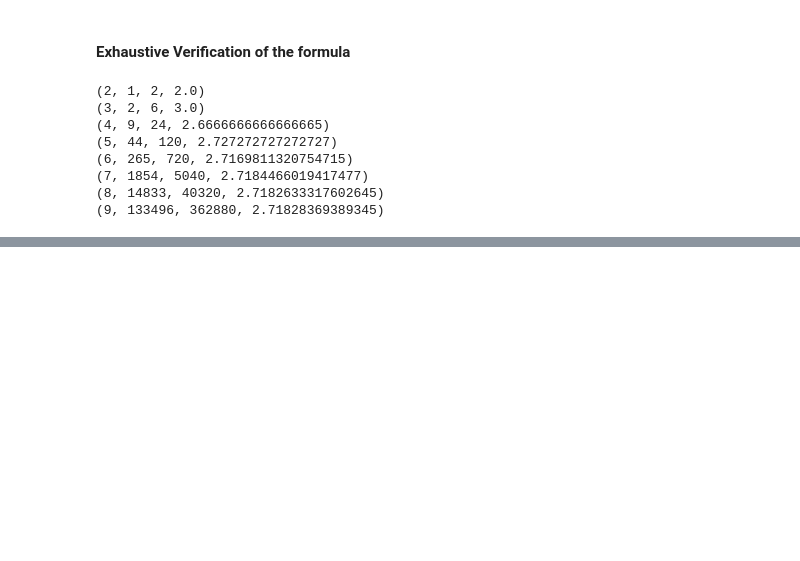
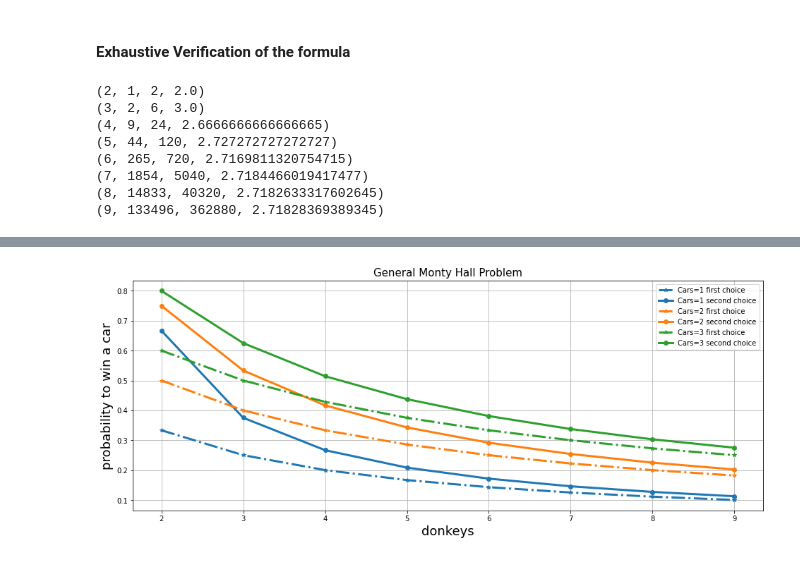
Before and after one commit to edwardlu71/ConceptByExample, a Jupyter notebook: E03_112_MonteCarloByExamples.ipynb, the cells around one changed output, grey strips where cells are left out. Saved outputs shown, nothing was run; the diff lists cells and outputs as text; code cells hidden in the pictures; blank space fills up the shorter version.

Commit message:
added general analysis of Monty Hall problem

```diff
--- a/E03_112_MonteCarloByExamples.ipynb
+++ b/E03_112_MonteCarloByExamples.ipynb
@@ -495,0 +566,22 @@ for i in range(2,10):
+# %%
+# plot
+C = np.arange(1, 4, 1)
+D = np.arange(2, 10, 1)
+DM, CM = np.meshgrid(D, C)
+P1 = CM/(CM+DM)
+P2 = CM/(CM+DM)*(CM+DM-1)/(CM+DM-2)
+
+fig, ax = plt.subplots(figsize=(16, 6))
+colors = list(mcolors.TABLEAU_COLORS)
+n_colors = len(colors)
+for i in C:
+    ax.plot(D, P1[i-1],  '*-.', color=colors[(i-1)%n_colors], label=f"Cars={i} first choice", lw=3)
+    ax.plot(D, P2[i-1],  'o-', color=colors[(i-1)%n_colors], label=f"Cars={i} second choice", lw=3)
+ax.set_ylabel('probability to win a car', color='black', fontsize=18)
+ax.set_xlabel('donkeys', color='black', fontsize=18)
+ax.legend(loc='upper right')
+plt.grid()
+plt.title("General Monty Hall Problem",fontsize=15)
+plt.show()
+# %% [output]
+[figure, added]
```
Also changed, not shown: parts of 22 cells of this notebook.
